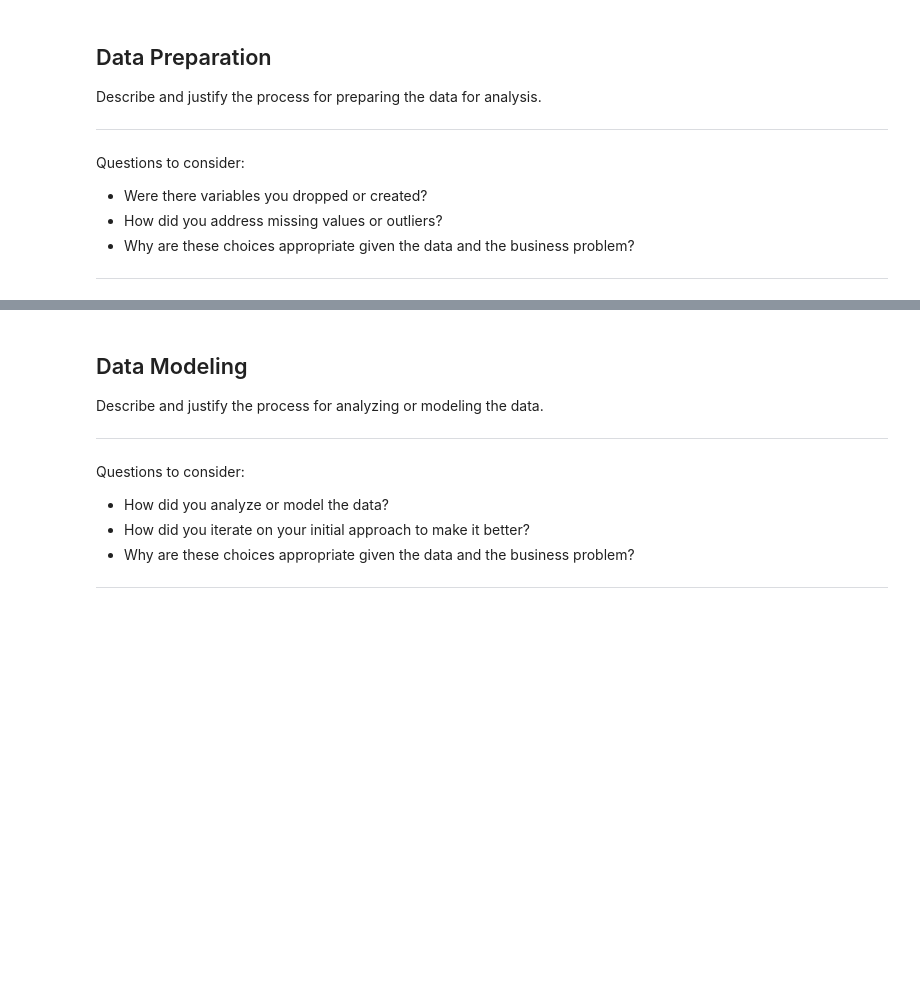
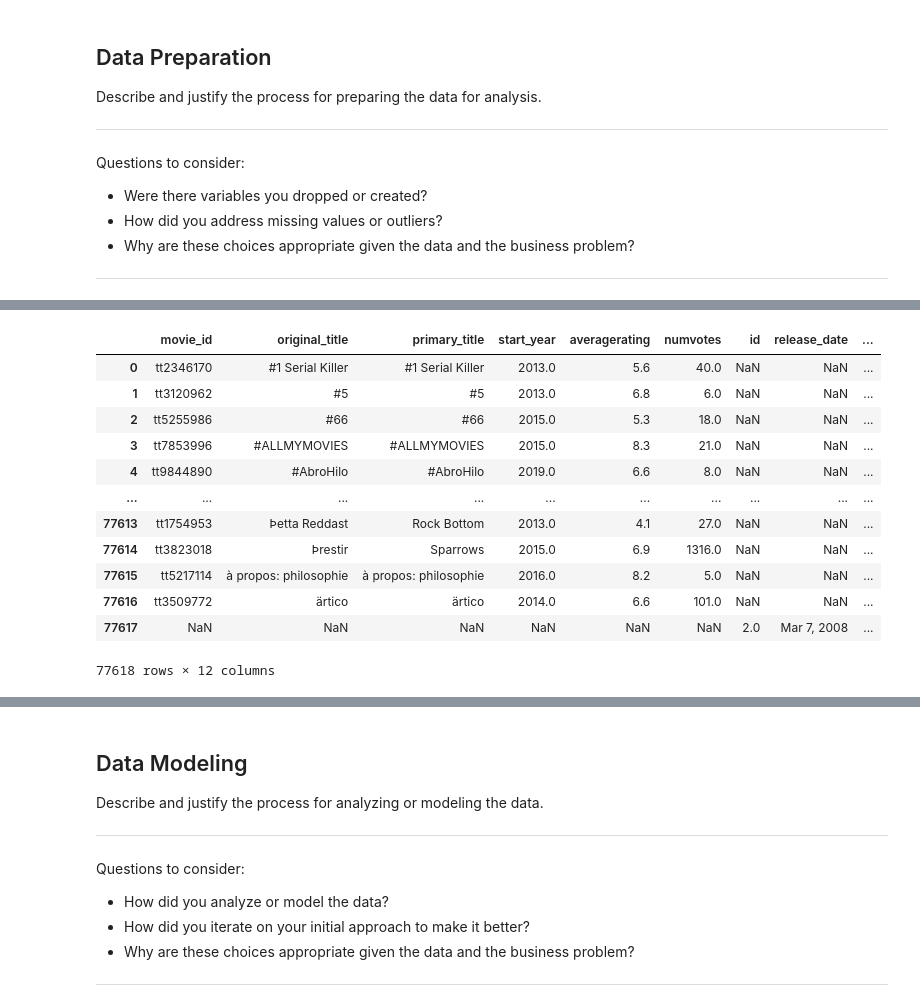
Before and after one commit to Kosilei-web/Phase_2_project_Group_5, a Jupyter notebook: index.ipynb, the cells around one changed output, grey strips where cells are left out. Cells and saved outputs as stored; diff of their text form; code cells hidden in the pictures; blank space fills up the shorter version.

```diff
--- a/index.ipynb
+++ b/index.ipynb
@@ -117,8 +129,8 @@ df2
 | 26516 | 26516 | [53, 27] | 309885 | en | The Church | 0.600 | 2018-10-05 | The Church | ... |
 26517 rows × 10 columns
 # %%
-df3=pd.read_csv('Datasets/tn.movie_budgets.csv')
-df3
+df_budgets=pd.read_csv('Datasets/tn.movie_budgets.csv')
+df_budgets
 # %% [output]
 |  | id | release_date | movie | production_budget | domestic_gross | worldwide_gross |
 | 0 | 1 | Dec 18, 2009 | Avatar | $425,000,000 | $760,507,625 | $2,776,345,279 |
@@ -182,0 +205,14 @@ Questions to consider:
+# %%
+#Get all movies with their ratings
+movie_ratings = ("""SELECT
+    mb.movie_id,
+    mb.original_title,
+    mb.primary_title,
+    mb.start_year,
+    mr.averagerating,
+    mr.numvotes
+FROM movie_basics mb
+JOIN movie_ratings mr
+ON mb.movie_id = mr.movie_id""")
+df_movie_ratings = pd.read_sql(movie_ratings,conn)
+print(df_movie_ratings)
@@ -182,0 +264,19 @@ Questions to consider:
+# %%
+df_budgets.rename(columns={'movie': 'movie_title'}, inplace=True)
+
+matched_df = df_movie_ratings.merge(df_budgets, left_on='original_title', right_on='movie_title', how='outer')
+matched_df
+# %% [output]
+|  | movie_id | original_title | primary_title | start_year | averagerating | numvotes | id | release_date | ... |
+| 0 | tt2346170 | #1 Serial Killer | #1 Serial Killer | 2013.0 | 5.6 | 40.0 | NaN | NaN | ... |
+| 1 | tt3120962 | #5 | #5 | 2013.0 | 6.8 | 6.0 | NaN | NaN | ... |
+| 2 | tt5255986 | #66 | #66 | 2015.0 | 5.3 | 18.0 | NaN | NaN | ... |
+| 3 | tt7853996 | #ALLMYMOVIES | #ALLMYMOVIES | 2015.0 | 8.3 | 21.0 | NaN | NaN | ... |
+| 4 | tt9844890 | #AbroHilo | #AbroHilo | 2019.0 | 6.6 | 8.0 | NaN | NaN | ... |
+| ... | ... | ... | ... | ... | ... | ... | ... | ... | ... |
+| 77613 | tt1754953 | Þetta Reddast | Rock Bottom | 2013.0 | 4.1 | 27.0 | NaN | NaN | ... |
+| 77614 | tt3823018 | Þrestir | Sparrows | 2015.0 | 6.9 | 1316.0 | NaN | NaN | ... |
+| 77615 | tt5217114 | à propos: philosophie | à propos: philosophie | 2016.0 | 8.2 | 5.0 | NaN | NaN | ... |
+| 77616 | tt3509772 | ärtico | ärtico | 2014.0 | 6.6 | 101.0 | NaN | NaN | ... |
+| 77617 | NaN | NaN | NaN | NaN | NaN | NaN | 2.0 | Mar 7, 2008 | ... |
+77618 rows × 12 columns
```
Also changed, not shown: parts of 10 cells of this notebook, 2 other files.
